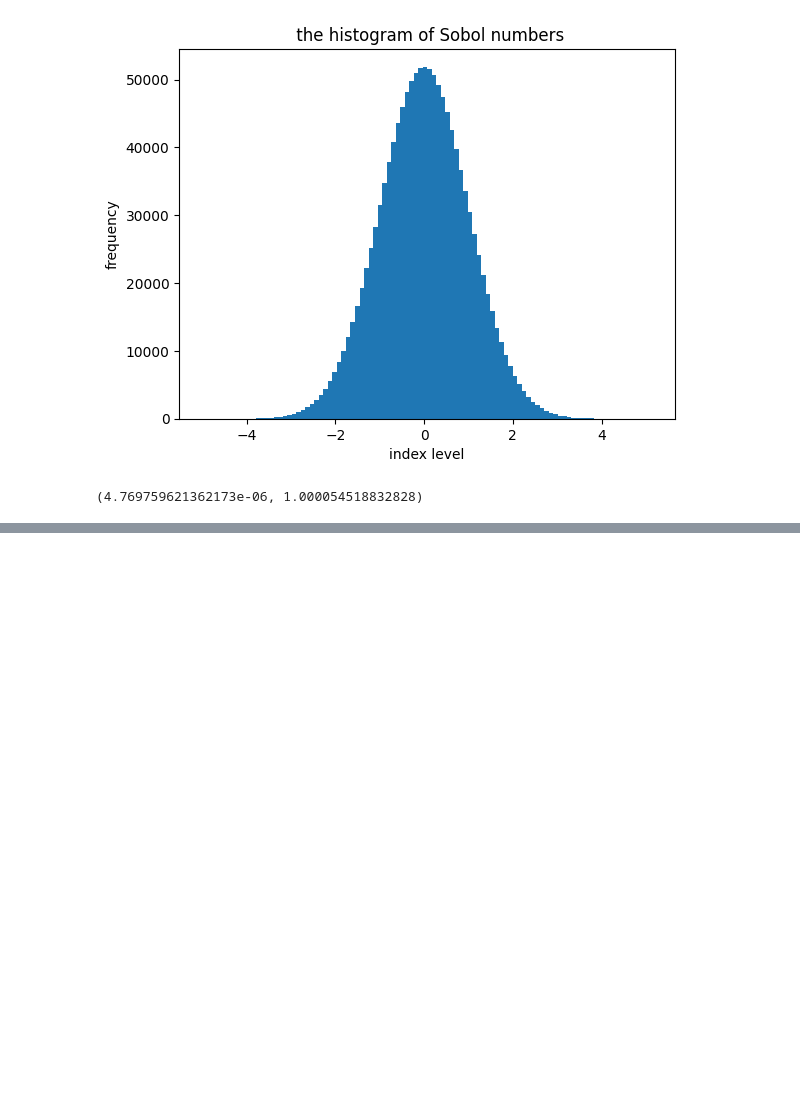
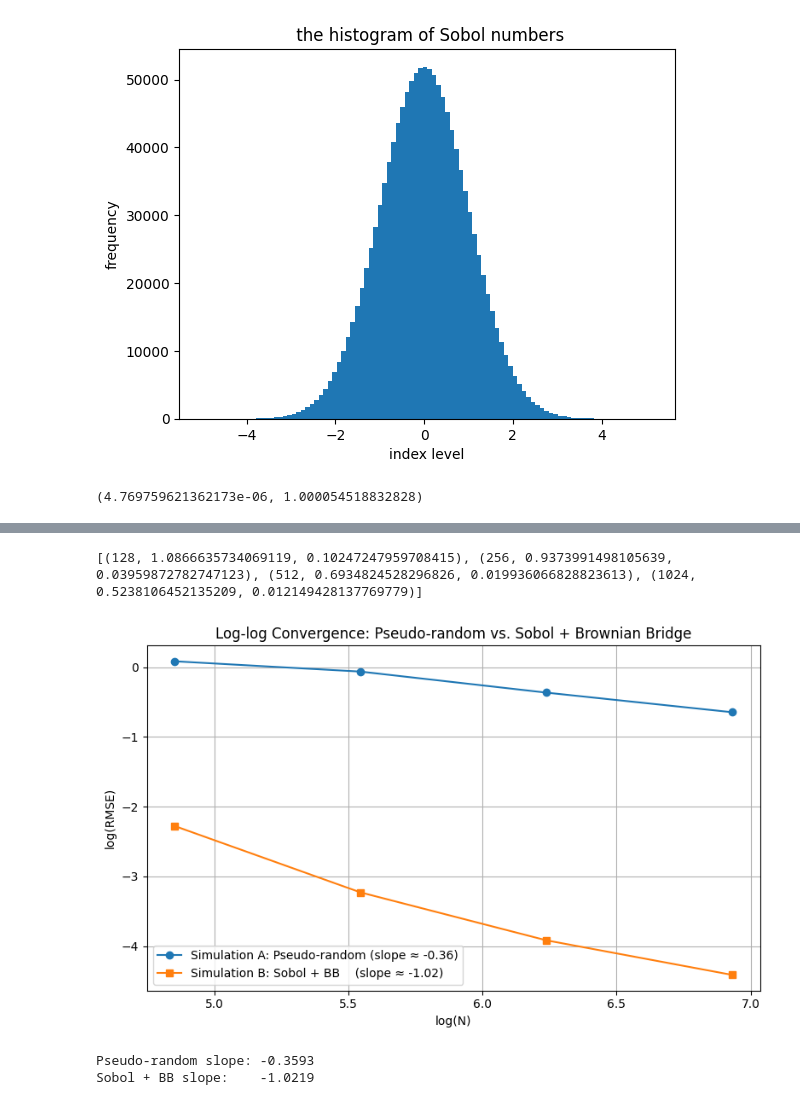
Before and after one commit to yuliniris/Quantitative-Finance-Projects, a Jupyter notebook: Hedging_Analysis_with_Greeks/Code/Brownian_bridge_sobol.ipynb, the cells around one changed output, grey strips where cells are left out. Cells and saved outputs as stored; diff of their text form; code cells hidden in the pictures; blank space fills up the shorter version.

```diff
--- a/Hedging_Analysis_with_Greeks/Code/Brownian_bridge_sobol.ipynb
+++ b/Hedging_Analysis_with_Greeks/Code/Brownian_bridge_sobol.ipynb
@@ -190,0 +200,2 @@ sobol_z.mean(), sobol_z.std()
+# %%
+bs_price = bs_call_price(S0=100, E=100, r=0.05, sigma=0.2, T=1)
@@ -190,0 +231,14 @@ sobol_z.mean(), sobol_z.std()
+# %%
+N_values = [2**m for m in range(7, 11)]  # 128, 256, 512, 1024
+n_reps = 20  # repeat each N to compute RMSE across independent runs
+
+results = []
+for N in N_values:
+    rn_prices, sobol_prices = [], []
+    for rep in range(n_reps):
+        rn_prices.append(pseudorandom_bm_price(100, 100, 0.05, 0.2, 1, 256, N, seed=rep))
+        sobol_prices.append(sobol_bb_price(100, 100, 0.05, 0.2, 1, 256, N, seed=rep))
+
+    rn_rmse = np.sqrt(np.mean((np.array(rn_prices) - bs_price)**2))
+    sobol_rmse = np.sqrt(np.mean((np.array(sobol_prices) - bs_price)**2))
+    results.append((N, rn_rmse, sobol_rmse))
@@ -190,0 +263,34 @@ sobol_z.mean(), sobol_z.std()
+# %%
+print(results)
+# %% [output]
+[(128, 1.0866635734069119, 0.10247247959708415), (256, 0.9373991498105639, 0.03959872782747123), (512, 0.6934824528296826, 0.019936066828823613), (1024, 0.5238106452135209, 0.012149428137769779)]
+# %%
+N_values    = [r[0] for r in results]
+pseudo_rmse = [r[1] for r in results]
+sobol_rmse  = [r[2] for r in results]
+
+log_N      = np.log(N_values)
+log_pseudo = np.log(pseudo_rmse)
+log_sobol  = np.log(sobol_rmse)
+
+slope_pseudo = np.polyfit(log_N, log_pseudo, 1)[0]
+slope_sobol  = np.polyfit(log_N, log_sobol,  1)[0]
+
+plt.figure(figsize=(8, 5))
+plt.plot(log_N, log_pseudo, 'o-', label=f'Simulation A: Pseudo-random (slope ≈ {slope_pseudo:.2f})')
+plt.plot(log_N, log_sobol,  's-', label=f'Simulation B: Sobol + BB    (slope ≈ {slope_sobol:.2f})')
+plt.xlabel('log(N)')
+plt.ylabel('log(RMSE)')
+plt.title('Log-log Convergence: Pseudo-random vs. Sobol + Brownian Bridge')
+plt.legend()
+plt.grid(True)
+plt.tight_layout()
+# plt.savefig('Results/sobol_vs_pseudorandom_convergence.png', dpi=150)
+plt.show()
+
+print(f"Pseudo-random slope: {slope_pseudo:.4f}")
+print(f"Sobol + BB slope:    {slope_sobol:.4f}")
+# %% [output]
+[figure, added]
+Pseudo-random slope: -0.3593
+Sobol + BB slope:    -1.0219
```
Also changed, not shown: parts of 7 cells of this notebook, 41 other files.
